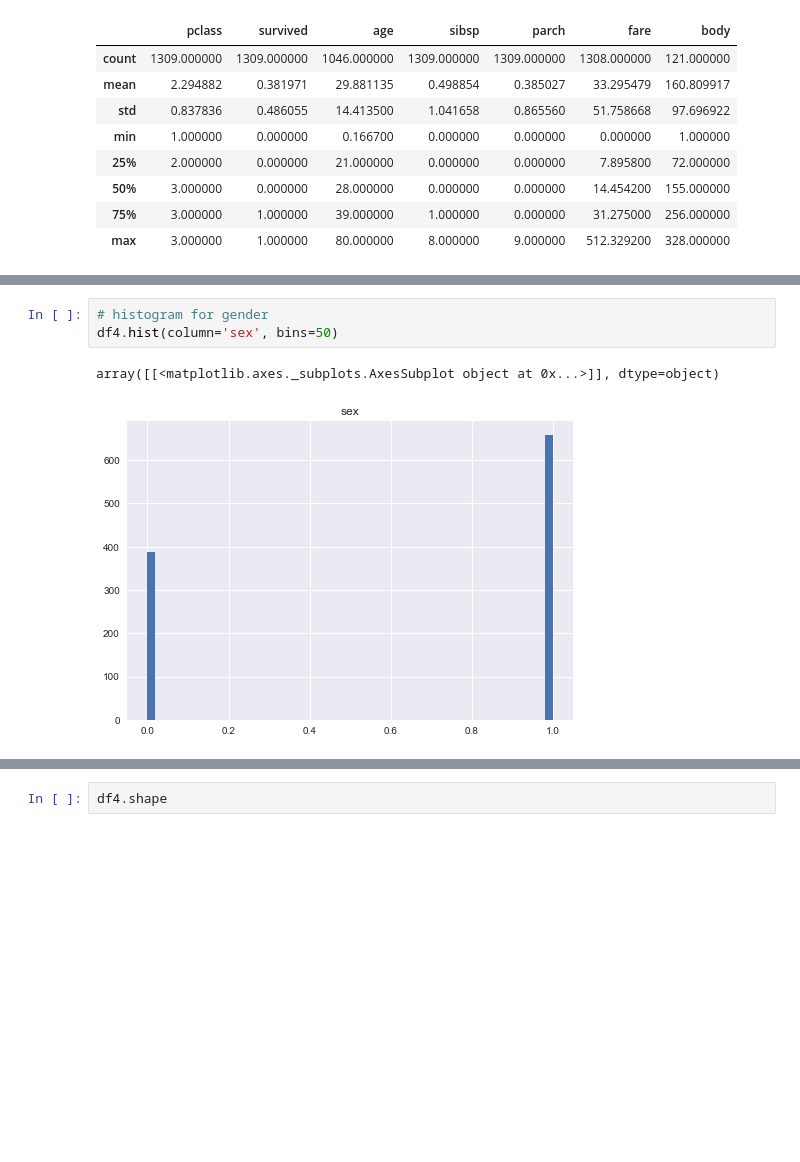
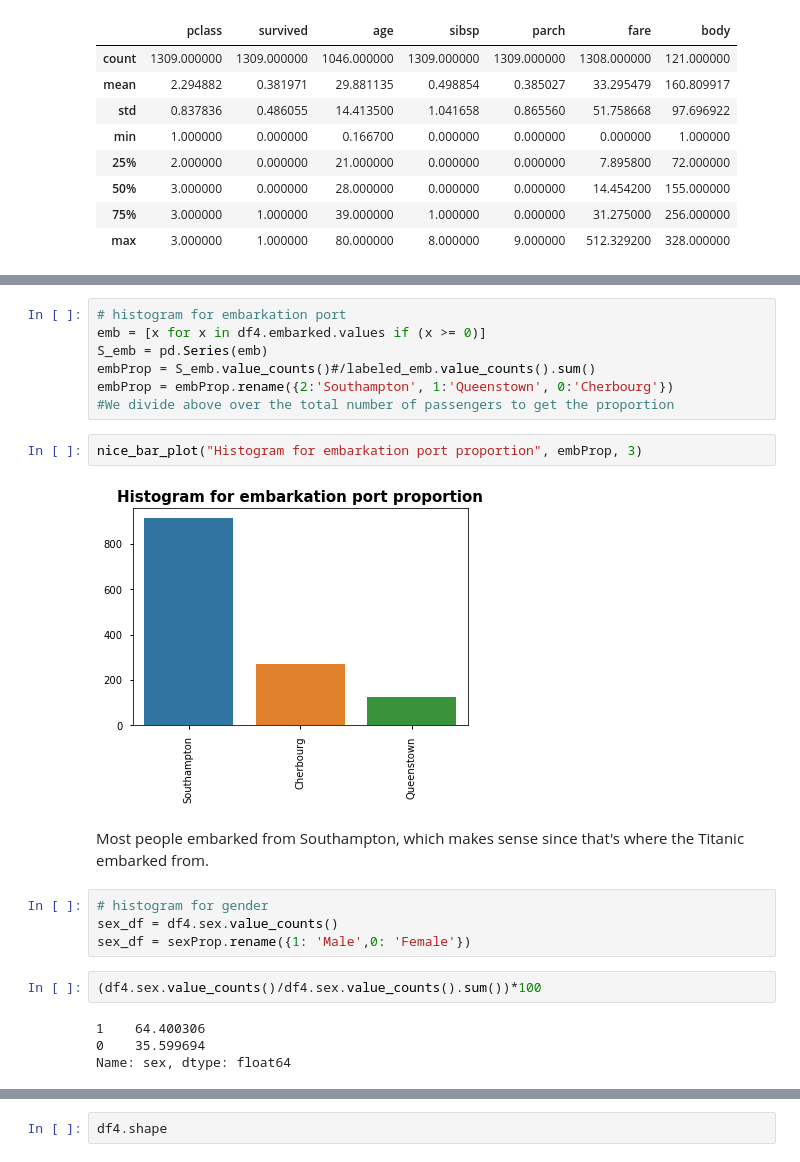
Before and after one commit to oabouzaid/Applied-Data-Analysis, a Jupyter notebook: homework01.ipynb, the cells around one changed output, grey strips where cells are left out. Drawn from its saved outputs; the diff is of its cells as text; blank space fills up the shorter version.

```diff
--- a/homework01.ipynb
+++ b/homework01.ipynb
@@ -297,6 +394,23 @@ array([[<matplotlib.axes._subplots.AxesSubplot object at 0x...>]], dtype=object)
+# %%
+# histogram for embarkation port
+emb = [x for x in df4.embarked.values if (x >= 0)]
+S_emb = pd.Series(emb)
+embProp = S_emb.value_counts()#/labeled_emb.value_counts().sum()
+embProp = embProp.rename({2:'Southampton', 1:'Queenstown', 0:'Cherbourg'})
+#We divide above over the total number of passengers to get the proportion
+# %%
+nice_bar_plot("Histogram for embarkation port proportion", embProp, 3)
+# %% [output]
+[figure, added]
+# %% [markdown]
+Most people embarked from Southampton, which makes sense since that's where the Titanic embarked from.
 # %%
 # histogram for gender
-df4.hist(column='sex', bins=50)
+sex_df = df4.sex.value_counts()
+sex_df = sexProp.rename({1: 'Male',0: 'Female'})
-# %% [output]
-array([[<matplotlib.axes._subplots.AxesSubplot object at 0x...>]], dtype=object)
-[figure, removed]
+# %%
+(df4.sex.value_counts()/df4.sex.value_counts().sum())*100
+# %% [output]
+1    64.400306
+0    35.599694
+Name: sex, dtype: float64
```
Also changed, not shown: parts of 102 cells of this notebook.
